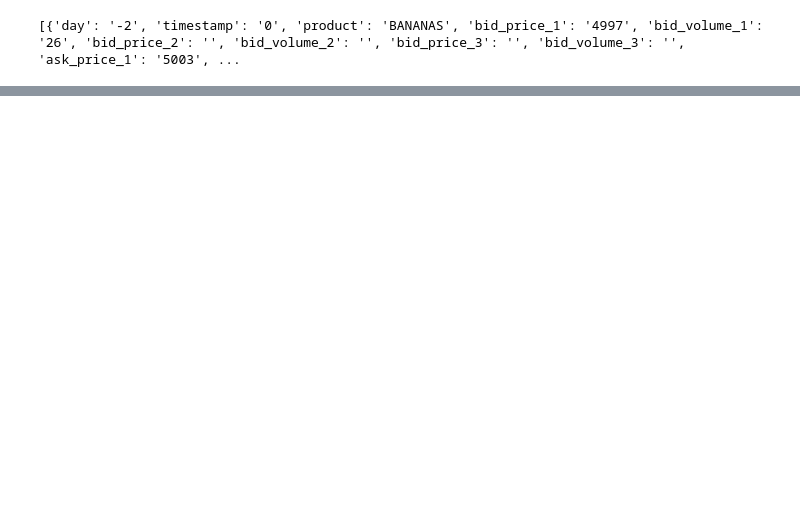
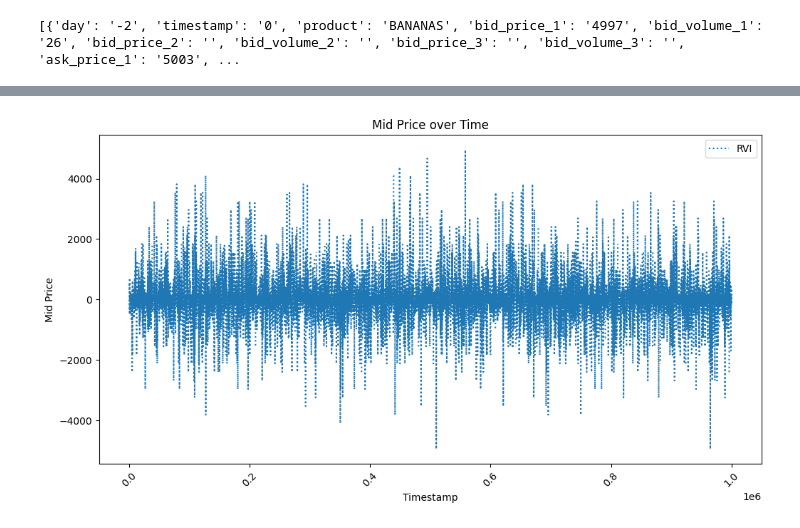
Before and after one commit to LeonardLehman/2023-coding-the-humanities, a Jupyter notebook: Prosperity game/data_normalizat.ipynb, the cells around one changed output, grey strips where cells are left out. Saved outputs shown, nothing was run; the diff lists cells and outputs as text; code cells hidden in the pictures; blank space fills up the shorter version.

```diff
--- a/Prosperity game/data_normalizat.ipynb
+++ b/Prosperity game/data_normalizat.ipynb
@@ -88,37 +89,30 @@ makegraphplot("C:\\Users\\leona\\Documents\\Coding the humanities\\Prosperity ga
 # %%
-def makegraphplot(csvdirectory):
+def makerviplot(csvdirectory):
     # read the csv file
     df = pd.read_csv(csvdirectory, delimiter=';')
 
-    # filter the data to only include rows where the product is "BANANAS"
-    df = df[df['product'] == 'BANANAS']
+    # group the data by timestamp and calculate the average mid price
+    grouped = df.groupby('timestamp')['mid_price'].mean()
 
-    # calculate the average true range (ATR) for the lookback period of 10
-    df['high-low'] = df['high_price'] - df['low_price']
-    df['high-pc'] = abs(df['high_price'] - df['mid_price'].shift())
-    df['low-pc'] = abs(df['low_price'] - df['mid_price'].shift())
-    df['TR'] = df[['high-low', 'high-pc', 'low-pc']].max(axis=1)
-    ATR = df['TR'].rolling(window=10).mean()
-
-    # calculate the standard deviation of the mid price for the lookback period of 10
-    Std = df['mid_price'].rolling(window=10).std()
-
-    # calculate the relative volatility index (RVI)
-    RVI = Std / ATR
+    # calculate the RVI with a lookback of 2
+    price_changes = grouped.diff().dropna()
+    std_dev = price_changes.rolling(2).std()
+    avg_change = price_changes.rolling(2).mean()
+    rvi = std_dev / avg_change * 100
 
     # convert the timestamp column to a datetime object
     df['timestamp'] = pd.to_datetime(df['timestamp'])
 
     # create a figure and axis
-    fig, ax = plt.subplots()
+    fig, ax = plt.subplots(figsize=(12,6))
 
-    # plot the RVI as a line graph
-    ax.plot(df['timestamp'], RVI, label='RVI')
+    # plot the RVI line as a dotted line
+    ax.plot(grouped.index[1:], rvi, linestyle=':', label='RVI')
 
     # set the title and axis labels
-    ax.set_title('Relative Volatility Index over Time for Bananas')
+    ax.set_title('Mid Price over Time')
     ax.set_xlabel('Timestamp')
-    ax.set_ylabel('RVI')
+    ax.set_ylabel('Mid Price')
 
     # rotate the x-axis tick labels for better readability
     plt.xticks(rotation=45)
@@ -128,3 +122,7 @@ def makegraphplot(csvdirectory):
 
     # show the plot
     plt.show()
+# %%
+makerviplot("C:\\Users\\leona\\Documents\\Coding the humanities\\Prosperity game\\island-data-bottle-round-1\\prices_round_1_day_0.csv")
+# %% [output]
+[figure, added]
```
Also changed, not shown: parts of 7 cells of this notebook.
